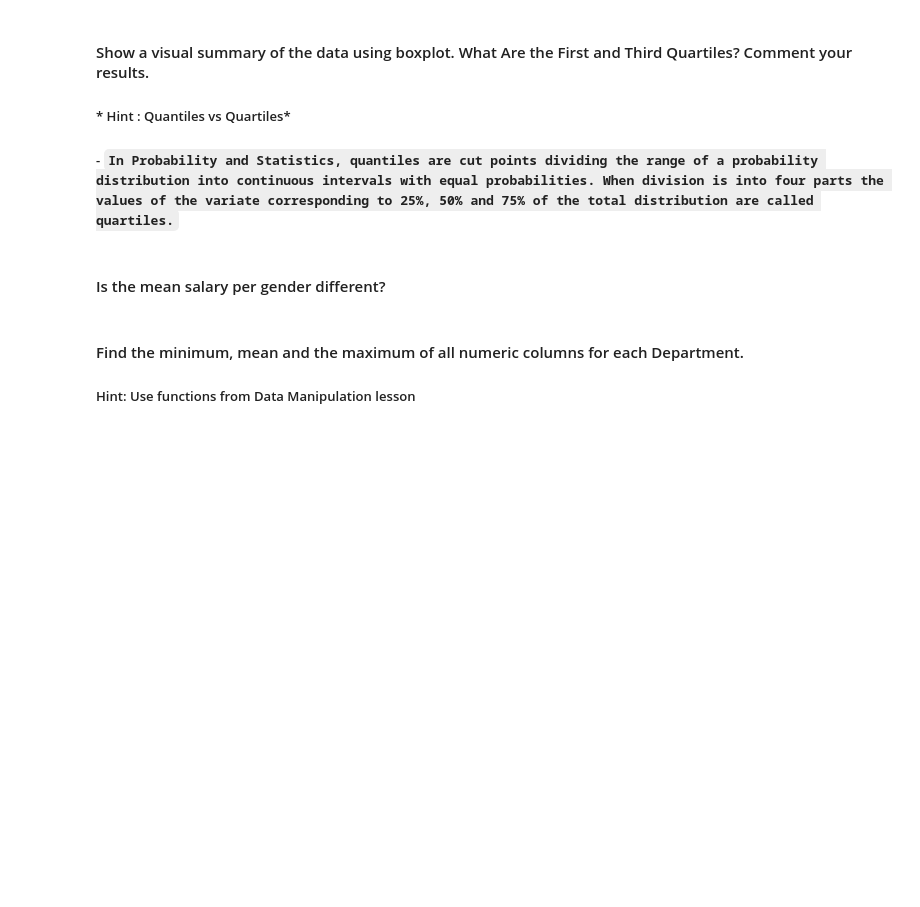
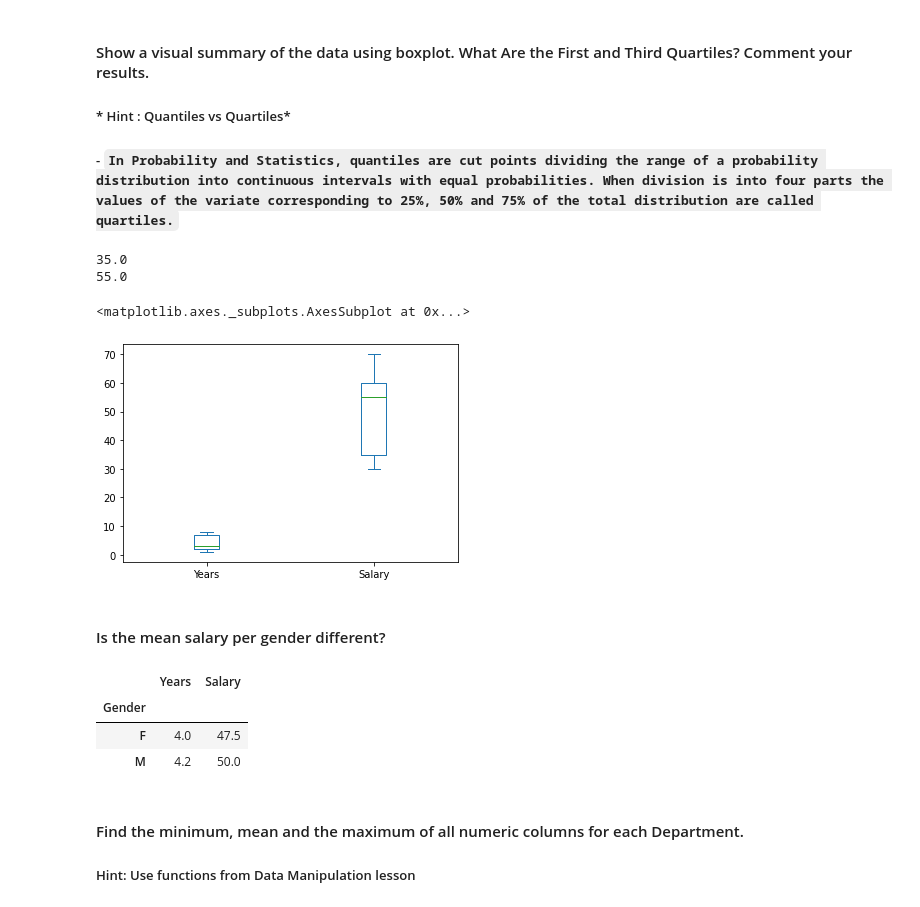
Before and after one commit to saulrubio75/lab_subsetting_and_descriptive_stats, a Jupyter notebook: your-code/main.ipynb, the cells around one changed output. Cells and saved outputs as stored; diff of their text form; code cells hidden in the pictures; blank space fills up the shorter version.

```diff
--- a/your-code/main.ipynb
+++ b/your-code/main.ipynb
@@ -57,3 +131,5 @@
 #### Load the `employee.csv` file into a DataFrame. Call the dataframe `employee`
 # %%
 # your answer here
+employee = pd.read_csv('/content/Employee.csv')
+employee
@@ -115,12 +284,28 @@
 ##### - `In Probability and Statistics, quantiles are cut points dividing the range of a probability distribution into continuous intervals with equal probabilities. When division is into four parts the values of the variate corresponding to 25%, 50% and 75% of the total distribution are called quartiles.`
 # %%
 # print first quartile here
+print(employee['Salary'].quantile(0.25))
+print(employee['Salary'].quantile(0.5))
+# %% [output]
+35.0
+55.0
 # %%
 # print third quartile here
+employee['Salary'].quantile(0.75)
+employee.plot.box()
+# %% [output]
+<matplotlib.axes._subplots.AxesSubplot at 0x...>
+[figure, added]
 # %% [markdown]
 #### Is the mean salary per gender different?
 # %%
 # your answer here
+employee.groupby(['Gender']).mean('Salary')
+# %% [output]
+|  | Years | Salary |
+| Gender |  |  |
+| F | 4.0 | 47.5 |
+| M | 4.2 | 50.0 |
 # %% [markdown]
 #### Find the minimum, mean and the maximum of all numeric columns for each Department.
 
```
Also changed, not shown: parts of 49 cells of this notebook.
